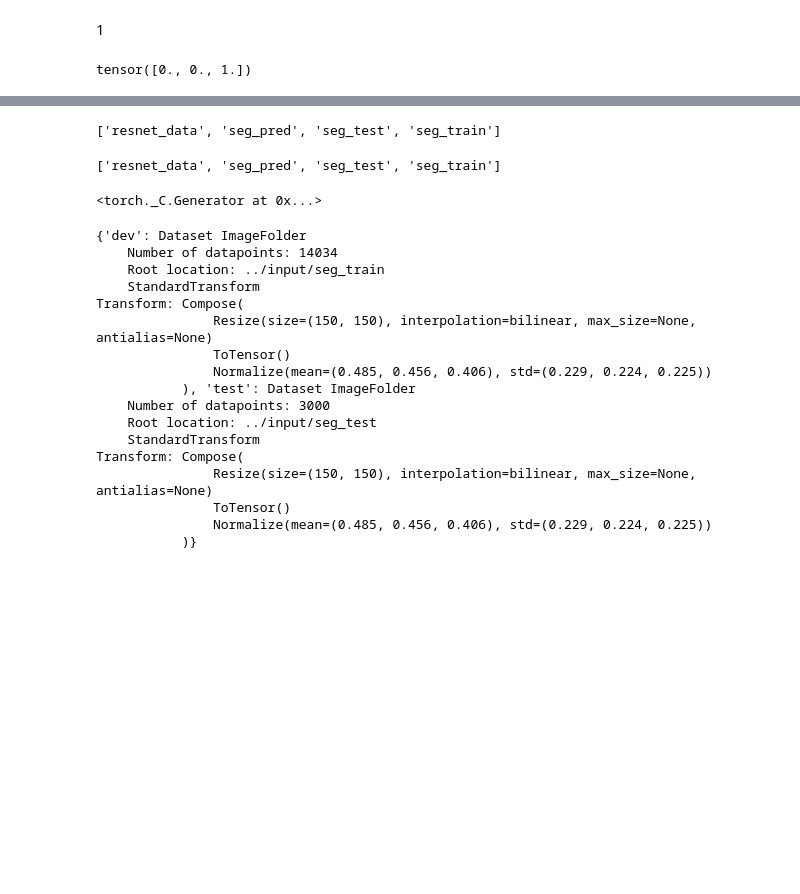
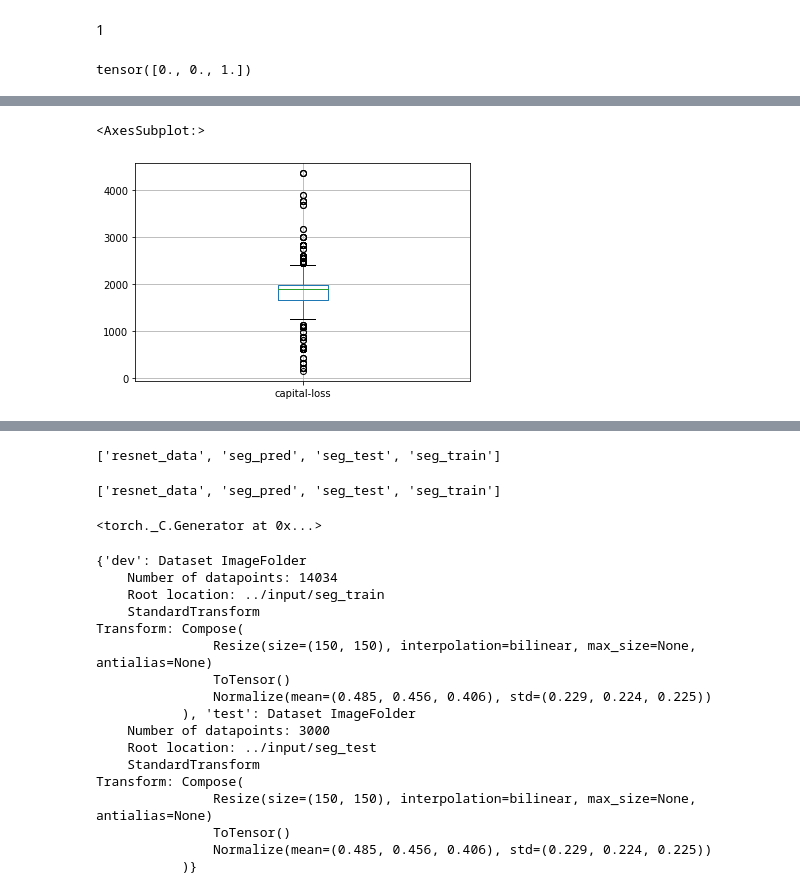
Before and after one commit to ivan-gabavan/Ml, a Jupyter notebook: L3.ipynb, the cells around one changed output, grey strips where cells are left out. Drawn from its saved outputs; the diff is of its cells as text; code cells hidden in the pictures; blank space fills up the shorter version.

```diff
--- a/L3.ipynb
+++ b/L3.ipynb
@@ -251,0 +496,5 @@ task_2()
+# %%
+adult_df.loc[adult_df['capital-loss'] > 0].boxplot(column=['capital-loss'])
+# %% [output]
+<AxesSubplot:>
+[figure, added]
```
Also changed, not shown: parts of 89 cells of this notebook.
